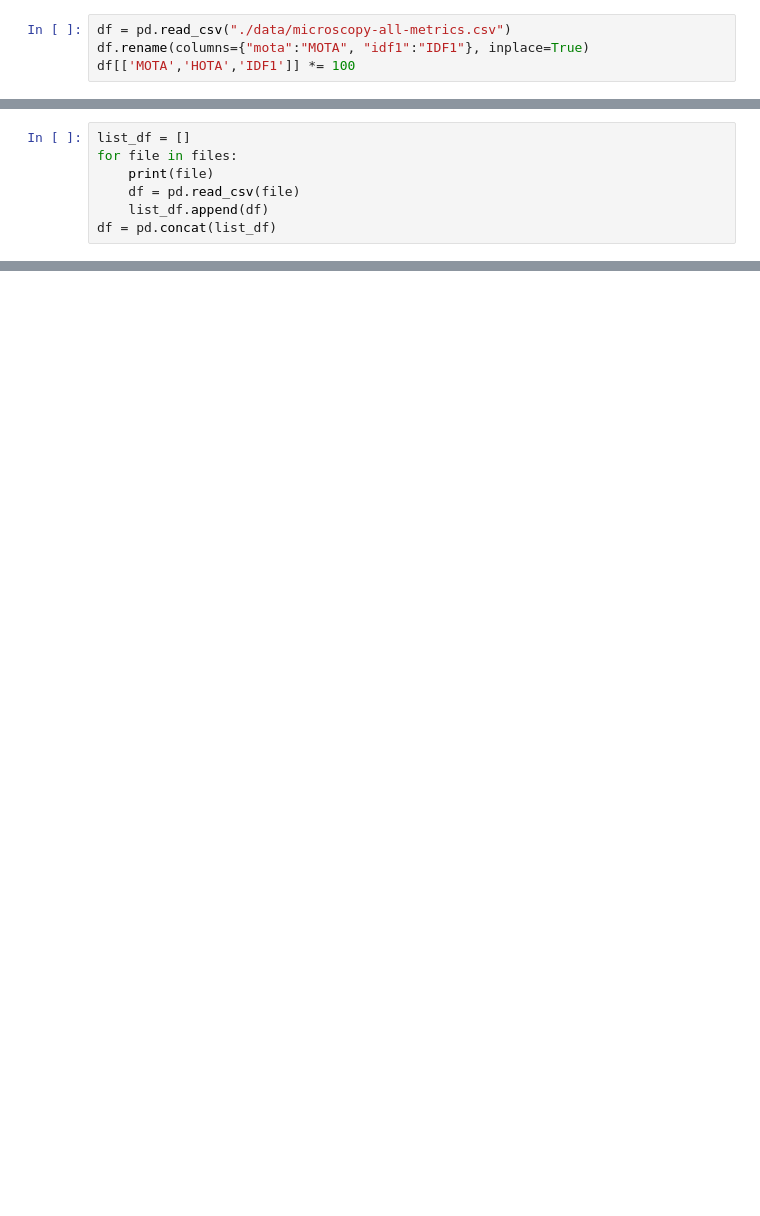
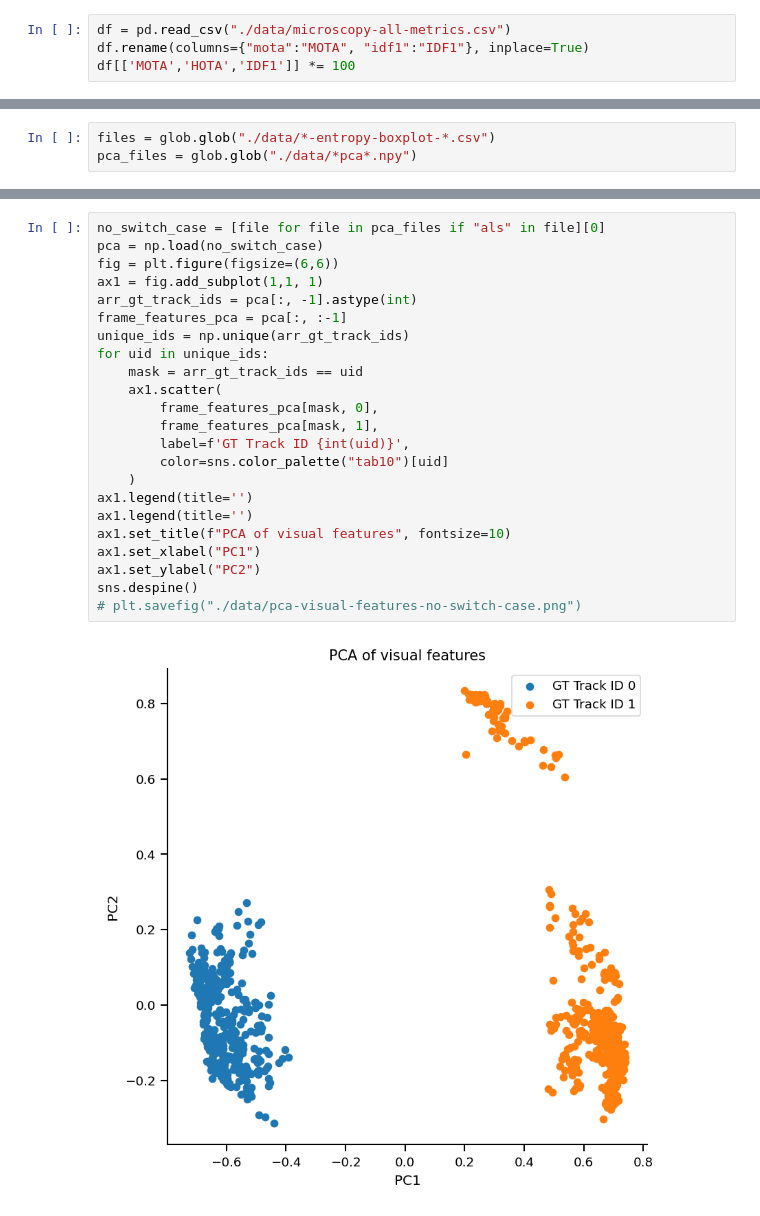
Before and after one commit to talmolab/dreem-plots, a Jupyter notebook: plot_dreem_for_submission.ipynb, the cells around one changed output, grey strips where cells are left out. Drawn from its saved outputs; the diff is of its cells as text; blank space fills up the shorter version.

Commit message:
- update plots

```diff
--- a/plot_dreem_for_submission.ipynb
+++ b/plot_dreem_for_submission.ipynb
@@ -807 +816,4 @@ Setting a gradient palette using color= is deprecated and will be removed in v0.
+# %%
+files = glob.glob("./data/*-entropy-boxplot-*.csv")
+pca_files = glob.glob("./data/*pca*.npy")
 # %% [markdown]
@@ -811,7 +820,0 @@ files = glob.glob("./data/*_entropy_boxplot.csv")
-# %%
-list_df = []
-for file in files:
-    print(file)
-    df = pd.read_csv(file)
-    list_df.append(df)
-df = pd.concat(list_df)
@@ -849,0 +821,25 @@ Zebrafish10
+# %%
+no_switch_case = [file for file in pca_files if "als" in file][0]
+pca = np.load(no_switch_case)
+fig = plt.figure(figsize=(6,6))
+ax1 = fig.add_subplot(1,1, 1)
+arr_gt_track_ids = pca[:, -1].astype(int)
+frame_features_pca = pca[:, :-1]
+unique_ids = np.unique(arr_gt_track_ids)
+for uid in unique_ids:
+    mask = arr_gt_track_ids == uid
+    ax1.scatter(
+        frame_features_pca[mask, 0],
+        frame_features_pca[mask, 1],
+        label=f'GT Track ID {int(uid)}',
+        color=sns.color_palette("tab10")[uid]
+    )
+ax1.legend(title='')
+ax1.legend(title='')
+ax1.set_title(f"PCA of visual features", fontsize=10)
+ax1.set_xlabel("PC1")
+ax1.set_ylabel("PC2")
+sns.despine()
+# plt.savefig("./data/pca-visual-features-no-switch-case.png")
+# %% [output]
+[figure, added]
```
Also changed, not shown: parts of 26 cells of this notebook, 14 other files.
